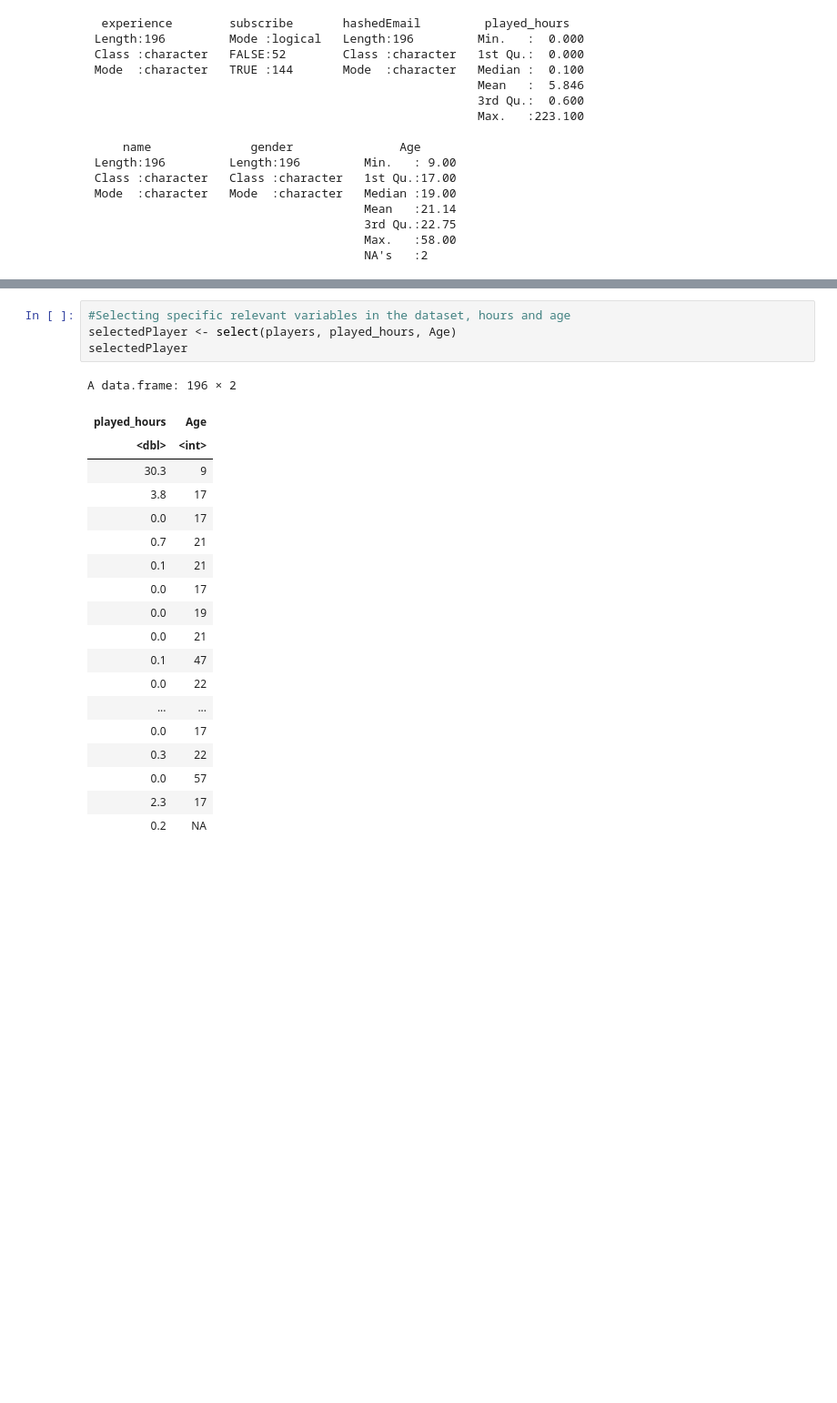
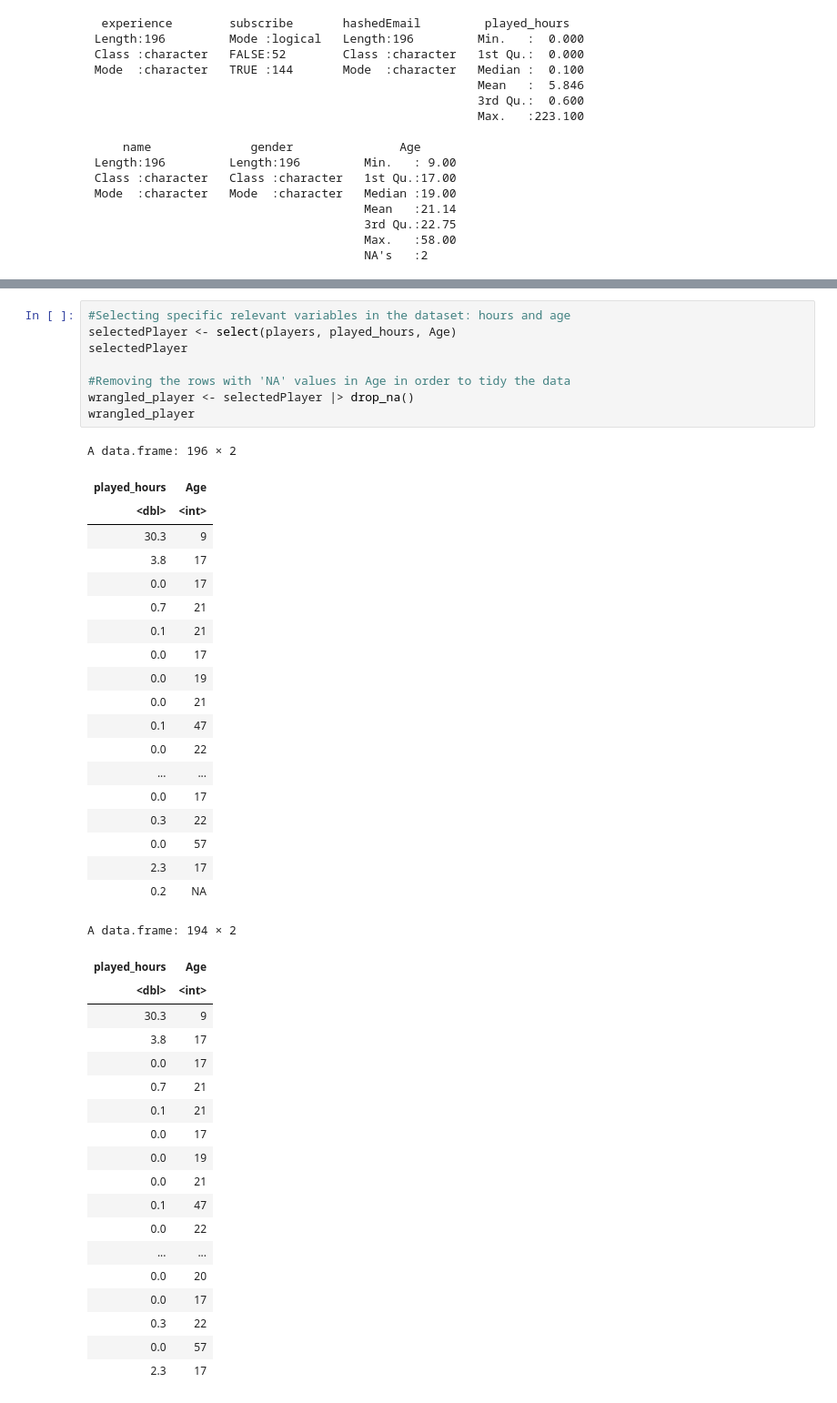
Before and after one commit to nat-ttt/1Individual-project, a Jupyter notebook: individual_project.ipynb, the cells around one changed output, grey strips where cells are left out. Shown at 91% size. Saved outputs shown, nothing was run; the diff lists cells and outputs as text; blank space fills up the shorter version.

```diff
--- a/individual_project.ipynb
+++ b/individual_project.ipynb
@@ -99,24 +126,47 @@ psummary
 # %%
-#Selecting specific relevant variables in the dataset, hours and age
+#Selecting specific relevant variables in the dataset: hours and age
 selectedPlayer <- select(players, played_hours, Age)
 selectedPlayer
+
+#Removing the rows with 'NA' values in Age in order to tidy the data
+wrangled_player <- selectedPlayer |> drop_na()
+wrangled_player
 # %% [output]
 A data.frame: 196 × 2
 | played_hours | Age |
 | <dbl> | <int> |
 | 30.3 | 9 |
 | 3.8 | 17 |
 | 0.0 | 17 |
 | 0.7 | 21 |
 | 0.1 | 21 |
 | 0.0 | 17 |
 | 0.0 | 19 |
 | 0.0 | 21 |
 | 0.1 | 47 |
 | 0.0 | 22 |
 | ... | ... |
 | 0.0 | 17 |
 | 0.3 | 22 |
 | 0.0 | 57 |
 | 2.3 | 17 |
 | 0.2 | NA |
+A data.frame: 194 × 2
+| played_hours | Age |
+| <dbl> | <int> |
+| 30.3 | 9 |
+| 3.8 | 17 |
+| 0.0 | 17 |
+| 0.7 | 21 |
+| 0.1 | 21 |
+| 0.0 | 17 |
+| 0.0 | 19 |
+| 0.0 | 21 |
+| 0.1 | 47 |
+| 0.0 | 22 |
+| ... | ... |
+| 0.0 | 20 |
+| 0.0 | 17 |
+| 0.3 | 22 |
+| 0.0 | 57 |
+| 2.3 | 17 |
```
Also changed, not shown: parts of 15 cells of this notebook.
